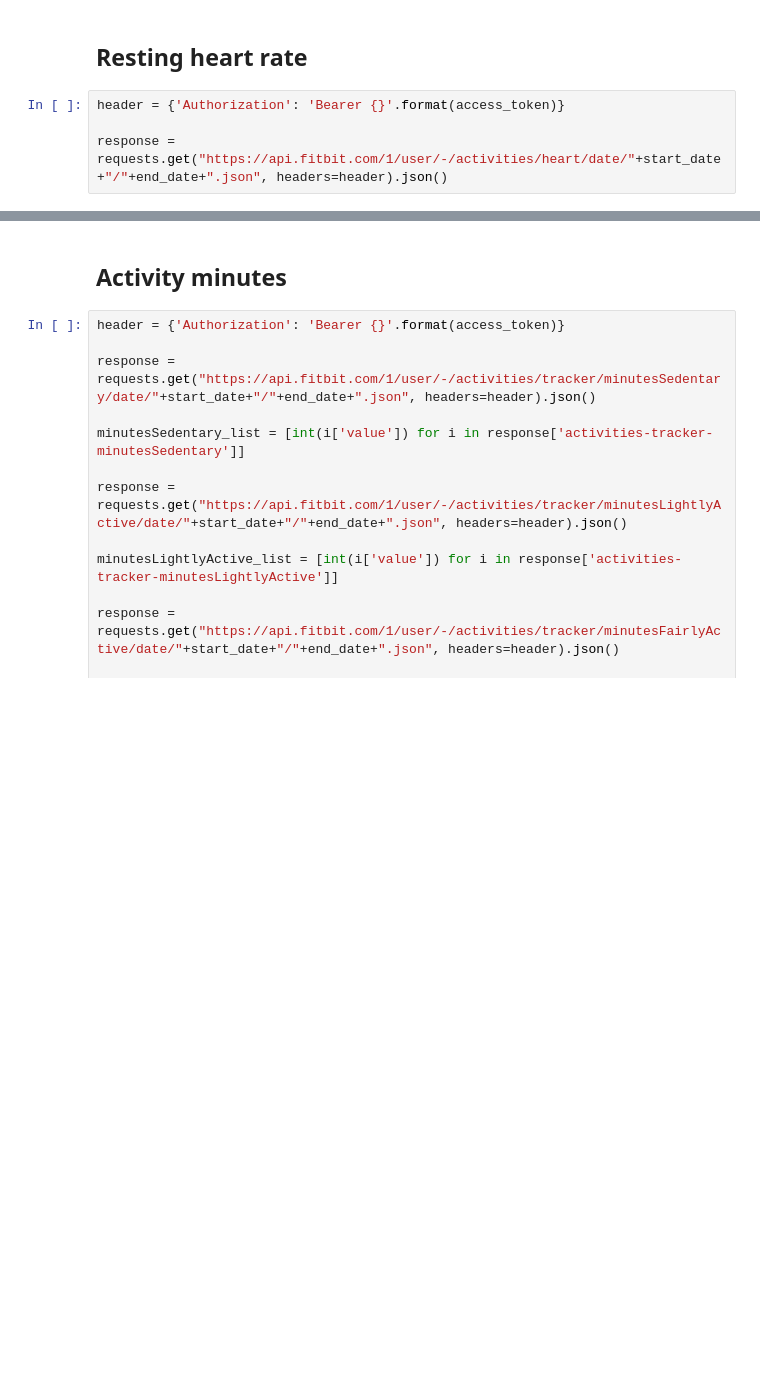
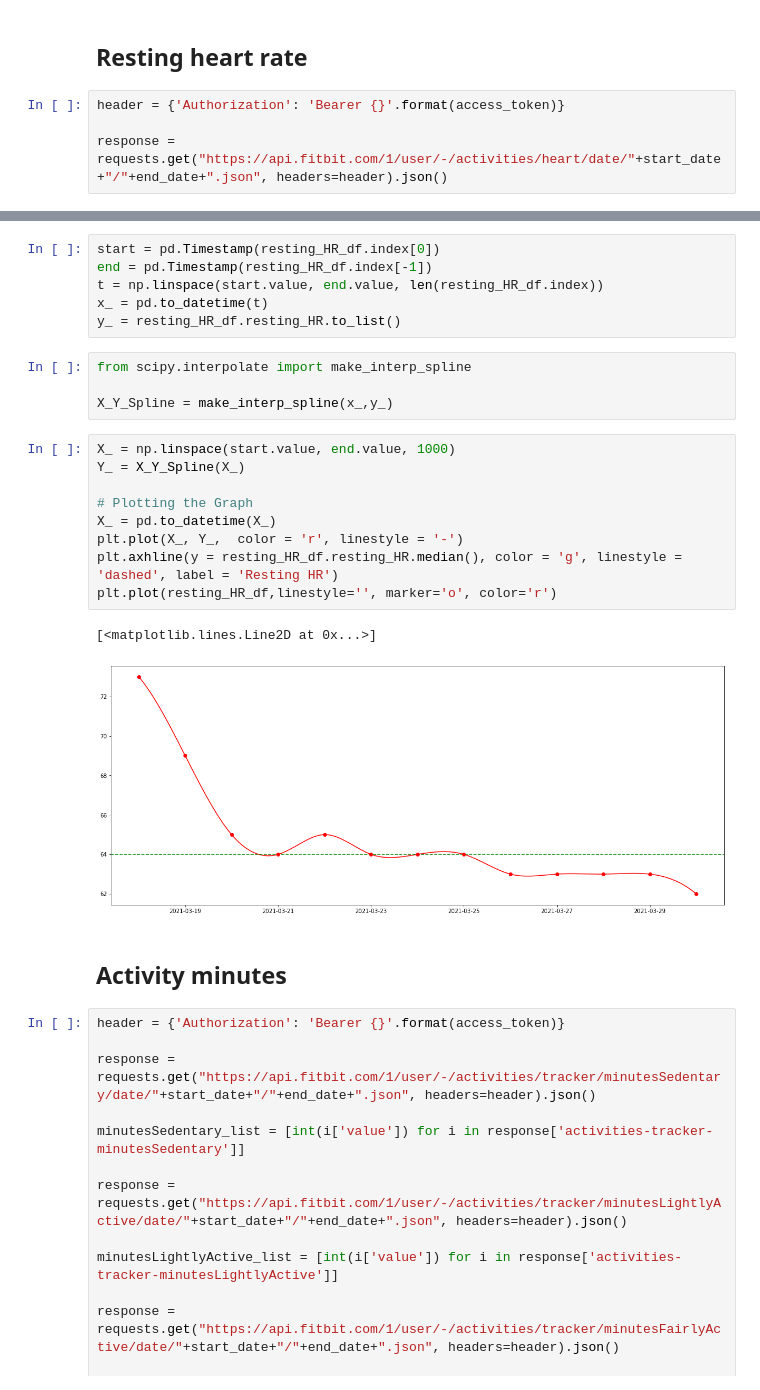
Before and after one commit to arpanghosh8453/public-programs, a Jupyter notebook: Fitbit Data Analyzer/Fitbit HR analyzer.ipynb, the cells around one changed output, grey strips where cells are left out. Saved outputs shown, nothing was run; the diff lists cells and outputs as text; blank space fills up the shorter version.

```diff
--- a/Fitbit Data Analyzer/Fitbit HR analyzer.ipynb
+++ b/Fitbit Data Analyzer/Fitbit HR analyzer.ipynb
@@ -104,3 +112,25 @@ resting_HR_df.plot(kind='area',ylim=(60,75))
+# %%
+start = pd.Timestamp(resting_HR_df.index[0])
+end = pd.Timestamp(resting_HR_df.index[-1])
+t = np.linspace(start.value, end.value, len(resting_HR_df.index))
+x_ = pd.to_datetime(t)
+y_ = resting_HR_df.resting_HR.to_list()
+# %%
+from scipy.interpolate import make_interp_spline
+
+X_Y_Spline = make_interp_spline(x_,y_)
+# %%
+X_ = np.linspace(start.value, end.value, 1000)
+Y_ = X_Y_Spline(X_)
+
+# Plotting the Graph
+X_ = pd.to_datetime(X_)
+plt.plot(X_, Y_,  color = 'r', linestyle = '-')
+plt.axhline(y = resting_HR_df.resting_HR.median(), color = 'g', linestyle = 'dashed', label = 'Resting HR')
+plt.plot(resting_HR_df,linestyle='', marker='o', color='r')
+# %% [output]
+[<matplotlib.lines.Line2D at 0x...>]
+[figure, added]
 # %% [markdown]
 <h2>Activity minutes</h2>
 # %%
```
Also changed, not shown: parts of 13 cells of this notebook.
